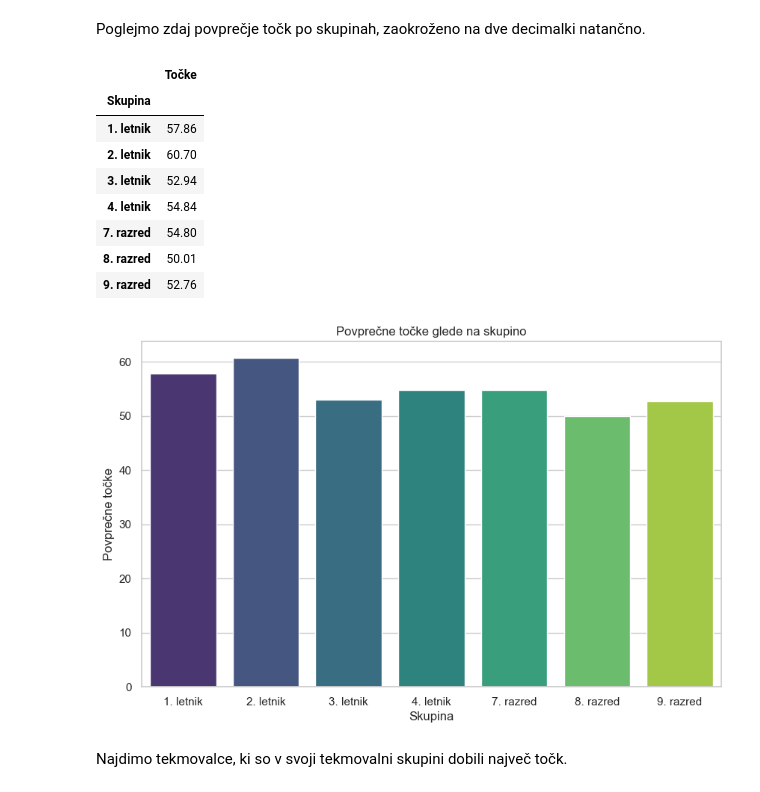
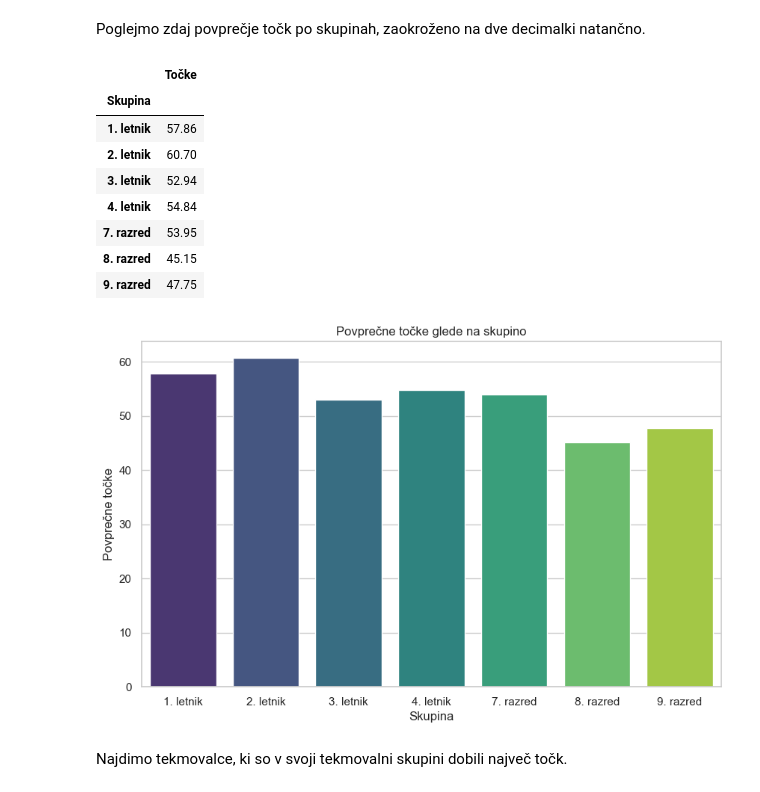
Before and after one commit to zalastarc/projektna_UVP, a Jupyter notebook: analiza.ipynb, the cells around one changed output. Cells and saved outputs as stored; diff of their text form; code cells hidden in the pictures.

```diff
--- a/analiza.ipynb
+++ b/analiza.ipynb
@@ -197,17 +194,20 @@ Podobno bi se dalo za vse letnike, vendar nam ta informacija ne pove veliko, pog
 # %% [markdown]
 Poglejmo zdaj povprečje točk po skupinah, zaokroženo na dve decimalki natančno.
 # %%
-rezultati[['Skupina','Točke']].groupby(by='Skupina').mean().round(2)
+rezultati['Točke'] = pd.to_numeric(rezultati['Točke'], errors='coerce')
+
+povprecje_tock_po_skupinah = rezultati[['Skupina', 'Točke']].groupby(by='Skupina').mean().round(2)
+povprecje_tock_po_skupinah
 # %% [output]
 |  | Točke |
 | Skupina |  |
 | 1. letnik | 57.86 |
 | 2. letnik | 60.70 |
 | 3. letnik | 52.94 |
 | 4. letnik | 54.84 |
-| 7. razred | 54.80 |
-| 8. razred | 50.01 |
-| 9. razred | 52.76 |
+| 7. razred | 53.95 |
+| 8. razred | 45.15 |
+| 9. razred | 47.75 |
 # %%
 plt.figure(figsize=(10, 6))
 seaborn.barplot(x='Skupina', y='Točke', data=rezultati, errorbar=None, hue='Skupina', palette='viridis', legend=False)
@@ -215,7 +215,7 @@ plt.ylabel('Povprečne točke')
 plt.title('Povprečne točke glede na skupino')
 plt.show()
 # %% [output]
-[figure, old version]
+[figure, new version]
 # %% [markdown]
 Najdimo tekmovalce, ki so v svoji tekmovalni skupini dobili največ točk.
 # %%
```
Also changed, not shown: parts of 10 cells of this notebook.
